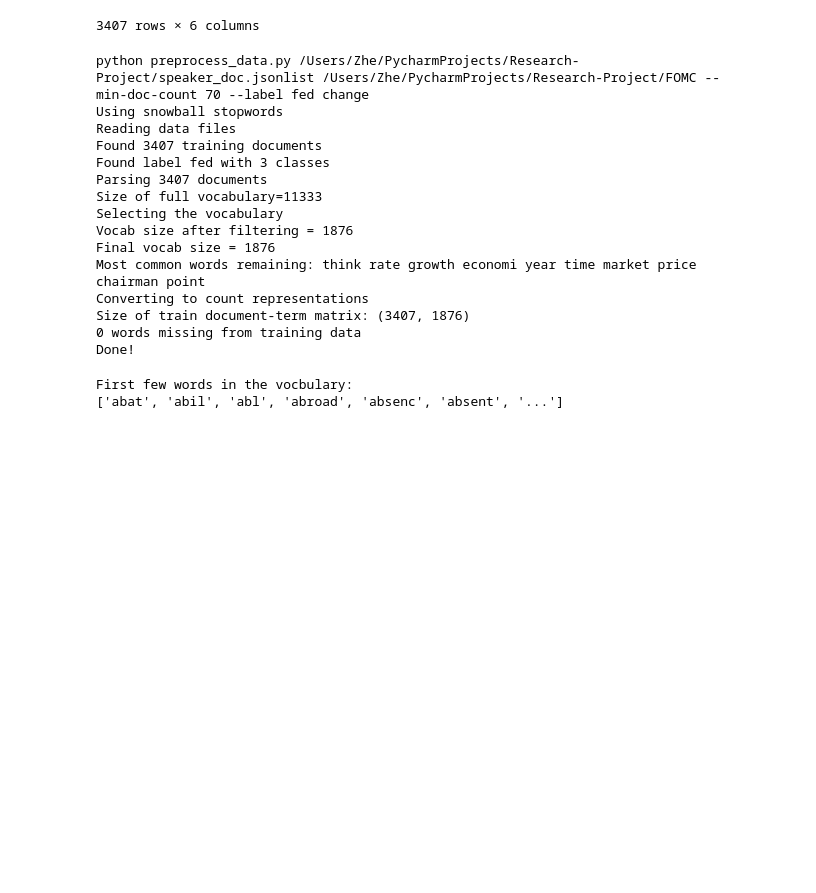
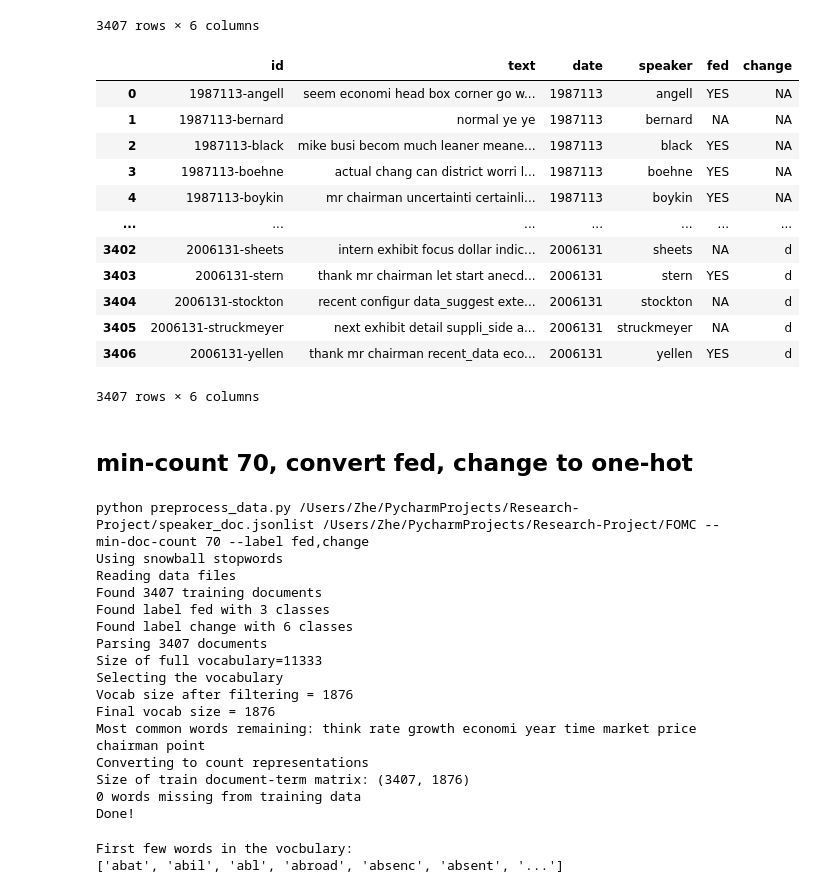
Before and after one commit to Zoeewang/Research-Project, a Jupyter notebook: data_preprocess.ipynb, the cells around one changed output. Saved outputs shown, nothing was run; the diff lists cells and outputs as text; code cells hidden in the pictures; blank space fills up the shorter version.

Commit message:
add label

```diff
--- a/data_preprocess.ipynb
+++ b/data_preprocess.ipynb
@@ -274,20 +284,42 @@ document.to_csv("speaker.csv")
+# %%
+for index, row in document.iterrows():
+    if row["change"] is None:
+        row["change"]="NA"
+document
+# %% [output]
+|  | id | text | date | speaker | fed | change |
+| 0 | 1987113-angell | seem economi head box corner go w... | 1987113 | angell | YES | NA |
+| 1 | 1987113-bernard | normal ye ye | 1987113 | bernard | NA | NA |
+| 2 | 1987113-black | mike busi becom much leaner meane... | 1987113 | black | YES | NA |
+| 3 | 1987113-boehne | actual chang can district worri l... | 1987113 | boehne | YES | NA |
+| 4 | 1987113-boykin | mr chairman uncertainti certainli... | 1987113 | boykin | YES | NA |
+| ... | ... | ... | ... | ... | ... | ... |
+| 3402 | 2006131-sheets | intern exhibit focus dollar indic... | 2006131 | sheets | NA | d |
+| 3403 | 2006131-stern | thank mr chairman let start anecd... | 2006131 | stern | YES | d |
+| 3404 | 2006131-stockton | recent configur data_suggest exte... | 2006131 | stockton | NA | d |
+| 3405 | 2006131-struckmeyer | next exhibit detail suppli_side a... | 2006131 | struckmeyer | NA | d |
+| 3406 | 2006131-yellen | thank mr chairman recent_data eco... | 2006131 | yellen | YES | d |
+3407 rows × 6 columns
 # %%
 # convert to json list
 document.to_json('speaker_doc.jsonlist',orient='records', lines=True)
 # %%
 document.to_csv("speaker_doc.csv")
+# %% [markdown]
+## min-count 70, convert fed, change to one-hot
 # %%
 import preprocess_data
 script = 'preprocess_data.py'
-args = '/Users/Zhe/PycharmProjects/Research-Project/speaker_doc.jsonlist /Users/Zhe/PycharmProjects/Research-Project/FOMC --min-doc-count 70 --label fed change'
+args = '/Users/Zhe/PycharmProjects/Research-Project/speaker_doc.jsonlist /Users/Zhe/PycharmProjects/Research-Project/FOMC --min-doc-count 70 --label fed,change'
 print("python", script, args)
 preprocess_data.main(args.split())
 # %% [output]
-python preprocess_data.py /Users/Zhe/PycharmProjects/Research-Project/speaker_doc.jsonlist /Users/Zhe/PycharmProjects/Research-Project/FOMC --min-doc-count 70 --label fed change
+python preprocess_data.py /Users/Zhe/PycharmProjects/Research-Project/speaker_doc.jsonlist /Users/Zhe/PycharmProjects/Research-Project/FOMC --min-doc-count 70 --label fed,change
 Using snowball stopwords
 Reading data files
 Found 3407 training documents
 Found label fed with 3 classes
+Found label change with 6 classes
 Parsing 3407 documents
 Size of full vocabulary=11333
 Selecting the vocabulary
```
Also changed, not shown: parts of 12 cells of this notebook, 1 other file.
